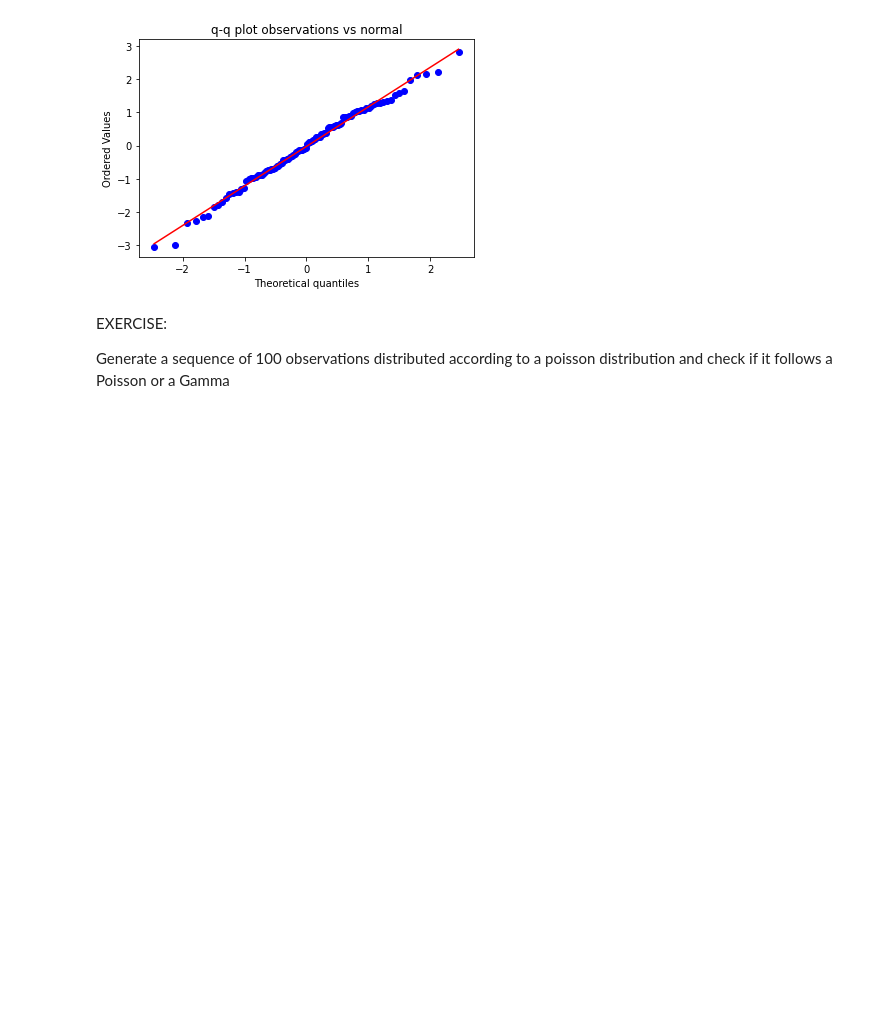
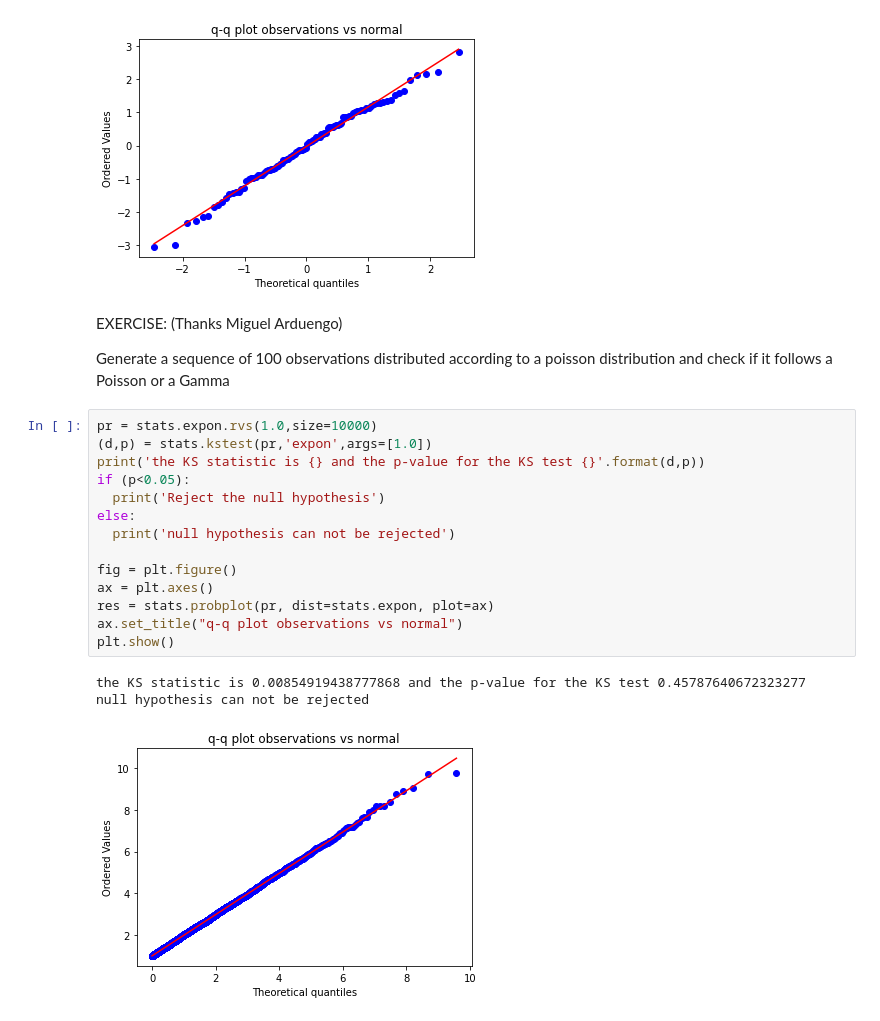
Before and after one commit to raulbenitez/DES_simulation, a Jupyter notebook: Input_analysis_KS_qqplot.ipynb, the cells around one changed output. Saved outputs shown, nothing was run; the diff lists cells and outputs as text; blank space fills up the shorter version.

```diff
--- a/Input_analysis_KS_qqplot.ipynb
+++ b/Input_analysis_KS_qqplot.ipynb
@@ -102,6 +104,24 @@ plt.show()
 # %% [output]
 [figure]
 # %% [markdown]
-EXERCISE:
+EXERCISE: (Thanks Miguel Arduengo)
 
 Generate a sequence of 100 observations distributed according to a poisson distribution and check if it follows a Poisson or a Gamma
+# %%
+pr = stats.expon.rvs(1.0,size=10000)
+(d,p) = stats.kstest(pr,'expon',args=[1.0])
+print('the KS statistic is {} and the p-value for the KS test {}'.format(d,p))
+if (p<0.05):
+  print('Reject the null hypothesis')
+else:
+  print('null hypothesis can not be rejected')
+
+fig = plt.figure()
+ax = plt.axes()
+res = stats.probplot(pr, dist=stats.expon, plot=ax)
+ax.set_title("q-q plot observations vs normal")
+plt.show()
+# %% [output]
+the KS statistic is 0.00854919438777868 and the p-value for the KS test 0.45787640672323277
+null hypothesis can not be rejected
+[figure, added]
```
Also changed, not shown: parts of 1 cell of this notebook.
